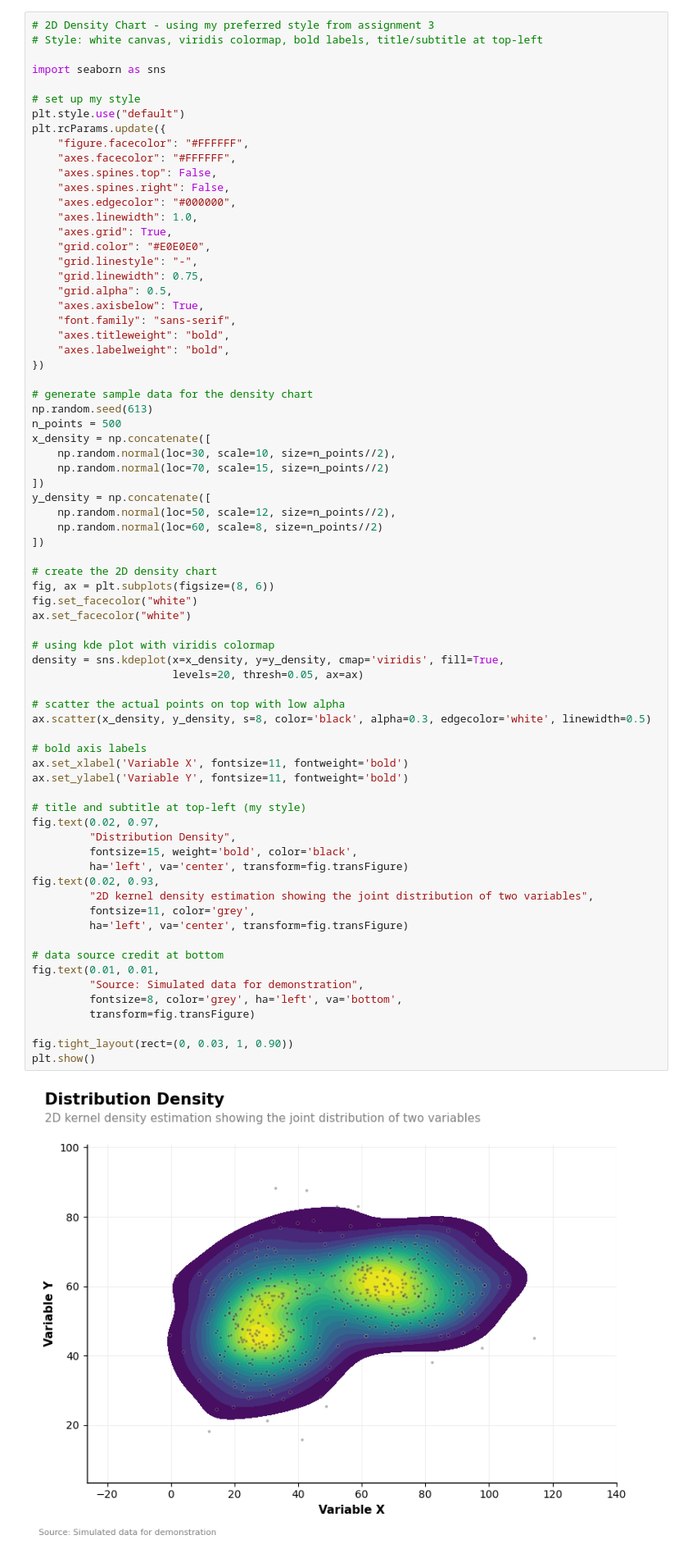
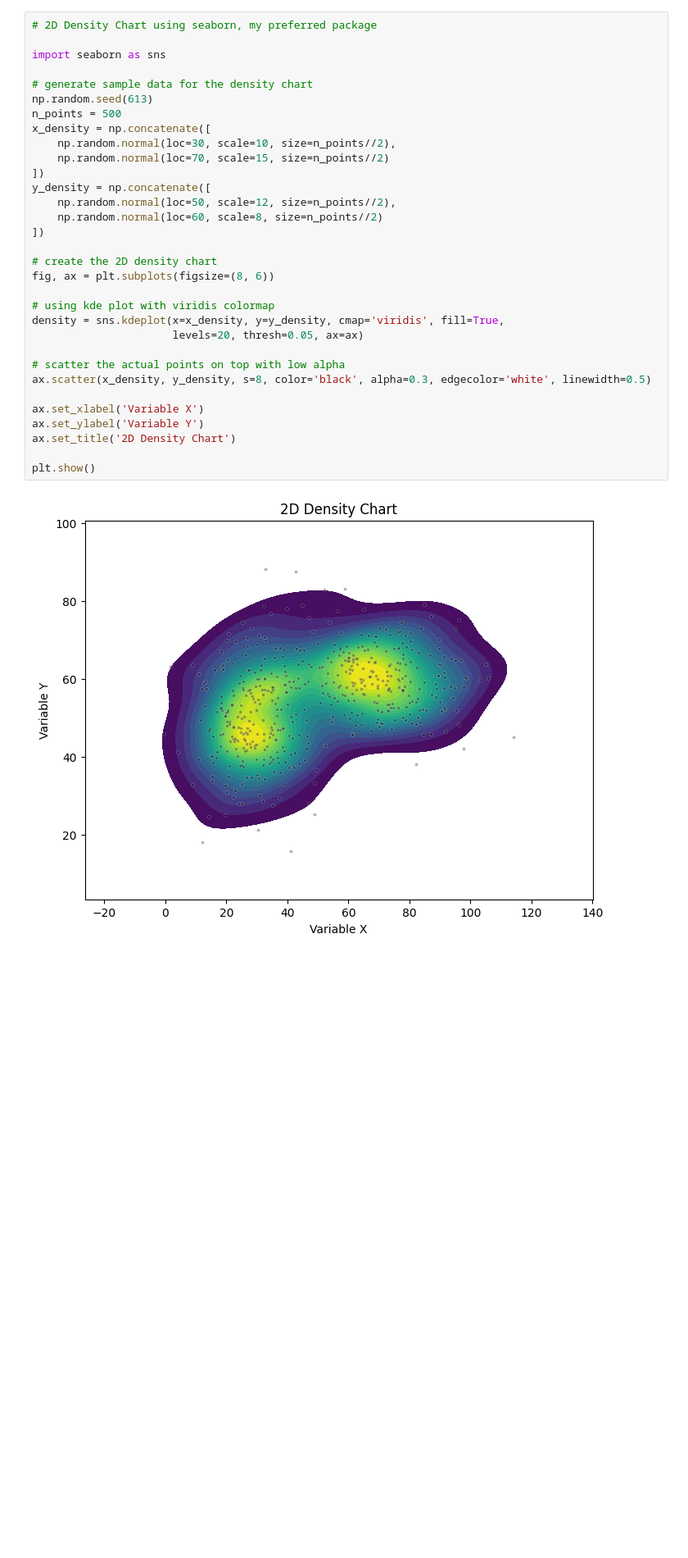
Before and after one commit to AlexanderTheAlright/visualization, a Jupyter notebook: 02_activities/assignments/participation/class_1_intro_and_matplotlib.ipynb, the cells around one changed output. Shown at 82% size. Cells and saved outputs as stored; diff of their text form; blank space fills up the shorter version.

```diff
--- a/02_activities/assignments/participation/class_1_intro_and_matplotlib.ipynb
+++ b/02_activities/assignments/participation/class_1_intro_and_matplotlib.ipynb
@@ -138,76 +138,36 @@ We visited the Python Graph Gallery (python-graph-gallery.com) and picked a visu
 
 I decided to create a 2D density chart since it combines the aesthetic and perceptual principles we discussed -- showing the combined distribution of two quantitative variables in a visually intuitive way.
 # %%
-# 2D Density Chart - using my preferred style from assignment 3
-# Style: white canvas, viridis colormap, bold labels, title/subtitle at top-left
+# 2D Density Chart using seaborn, my preferred package
 
 import seaborn as sns
-
-# set up my style
-plt.style.use("default")
-plt.rcParams.update({
-    "figure.facecolor": "#FFFFFF",
-    "axes.facecolor": "#FFFFFF",
-    "axes.spines.top": False,
-    "axes.spines.right": False,
-    "axes.edgecolor": "#000000",
-    "axes.linewidth": 1.0,
-    "axes.grid": True,
-    "grid.color": "#E0E0E0",
-    "grid.linestyle": "-",
-    "grid.linewidth": 0.75,
-    "grid.alpha": 0.5,
-    "axes.axisbelow": True,
-    "font.family": "sans-serif",
-    "axes.titleweight": "bold",
-    "axes.labelweight": "bold",
-})
 
 # generate sample data for the density chart
 np.random.seed(613)
 n_points = 500
 x_density = np.concatenate([
     np.random.normal(loc=30, scale=10, size=n_points//2),
     np.random.normal(loc=70, scale=15, size=n_points//2)
 ])
 y_density = np.concatenate([
     np.random.normal(loc=50, scale=12, size=n_points//2),
     np.random.normal(loc=60, scale=8, size=n_points//2)
 ])
 
 # create the 2D density chart
 fig, ax = plt.subplots(figsize=(8, 6))
-fig.set_facecolor("white")
-ax.set_facecolor("white")
 
 # using kde plot with viridis colormap
 density = sns.kdeplot(x=x_density, y=y_density, cmap='viridis', fill=True,
                       levels=20, thresh=0.05, ax=ax)
 
 # scatter the actual points on top with low alpha
 ax.scatter(x_density, y_density, s=8, color='black', alpha=0.3, edgecolor='white', linewidth=0.5)
 
-# bold axis labels
-ax.set_xlabel('Variable X', fontsize=11, fontweight='bold')
-ax.set_ylabel('Variable Y', fontsize=11, fontweight='bold')
+ax.set_xlabel('Variable X')
+ax.set_ylabel('Variable Y')
+ax.set_title('2D Density Chart')
 
-# title and subtitle at top-left (my style)
-fig.text(0.02, 0.97,
-         "Distribution Density",
-         fontsize=15, weight='bold', color='black',
-         ha='left', va='center', transform=fig.transFigure)
-fig.text(0.02, 0.93,
-         "2D kernel density estimation showing the joint distribution of two variables",
-         fontsize=11, color='grey',
-         ha='left', va='center', transform=fig.transFigure)
-
-# data source credit at bottom
-fig.text(0.01, 0.01,
-         "Source: Simulated data for demonstration",
-         fontsize=8, color='grey', ha='left', va='bottom',
-         transform=fig.transFigure)
-
-fig.tight_layout(rect=(0, 0.03, 1, 0.90))
 plt.show()
 # %% [output]
-[figure, old version]
+[figure, new version]
```
